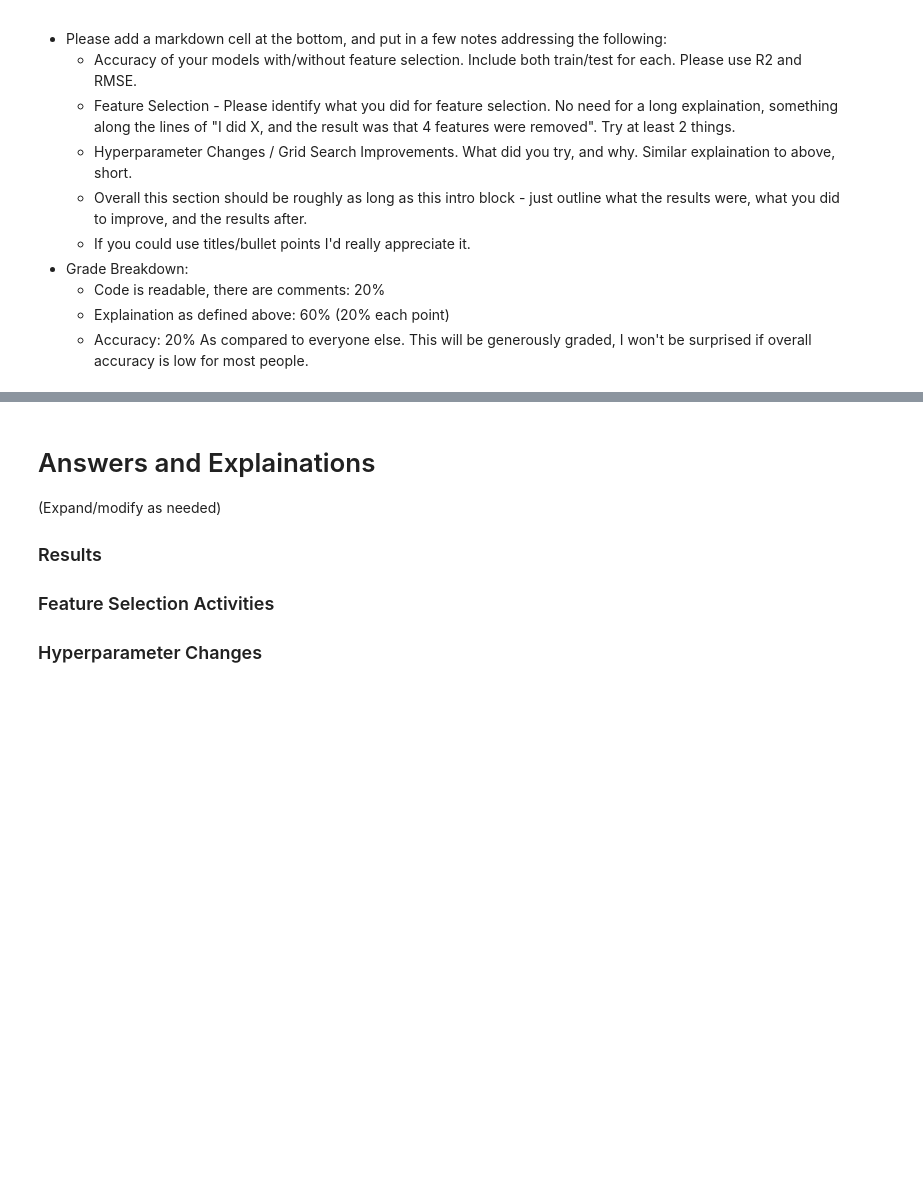
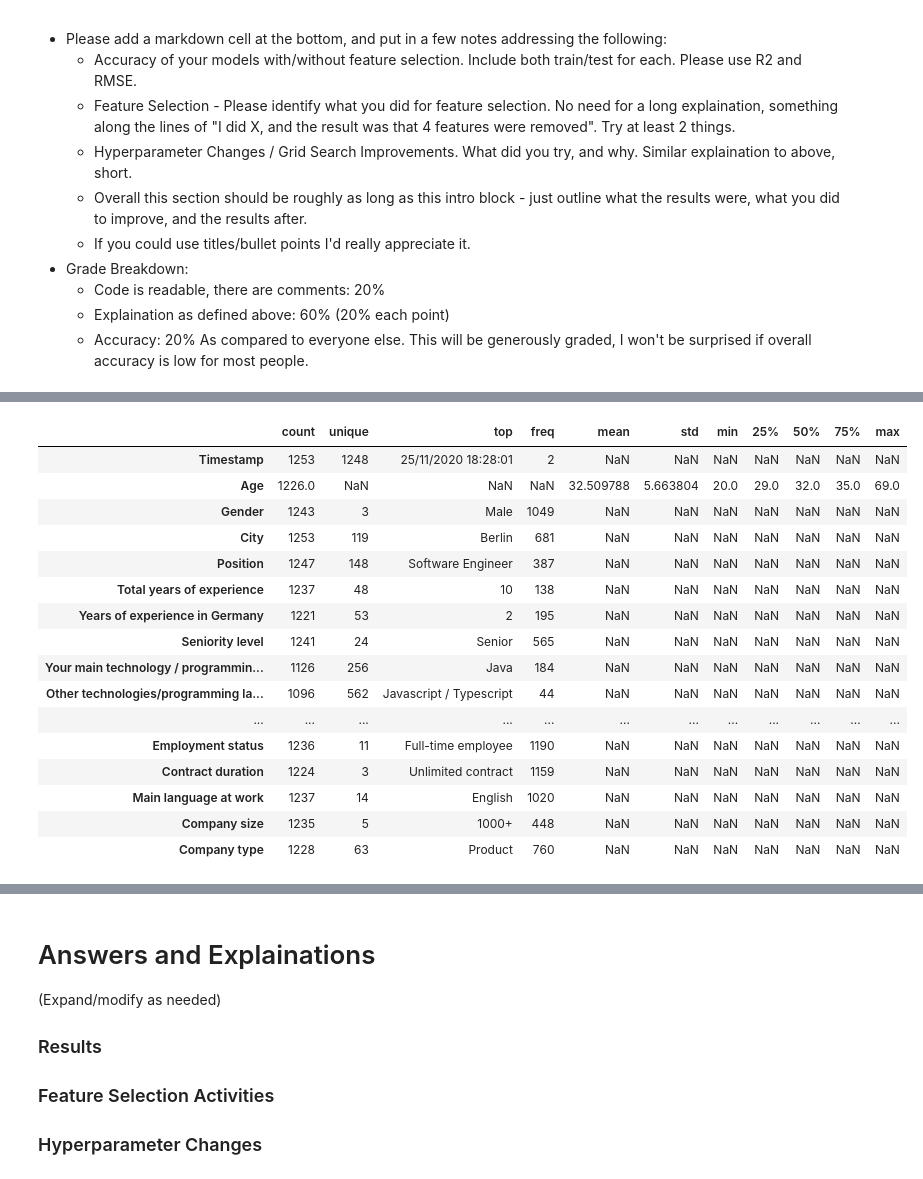
Before and after one commit to allyryry/3950_Asn2_Regression, a Jupyter notebook: assignment_2_start.ipynb, the cells around one changed output, grey strips where cells are left out. Cells and saved outputs as stored; diff of their text form; code cells hidden in the pictures; blank space fills up the shorter version.

```diff
--- a/assignment_2_start.ipynb
+++ b/assignment_2_start.ipynb
@@ -105,0 +121,62 @@ df.head()
+# %%
+df['Your main technology / programming language'].replace('Php', "PHP", inplace=True)
+df['Your main technology / programming language'].replace('php', "PHP", inplace=True)
+df['Your main technology / programming language'].replace('java', "Java", inplace=True)
+df['Your main technology / programming language'].replace('python', "Python", inplace=True)
+df['Your main technology / programming language'].replace('Javascript', "JavaScript", inplace=True)
+df['Your main technology / programming language'].replace('javascript', "JavaScript", inplace=True)
+df['Your main technology / programming language'].replace('Typescript', "TypeScript", inplace=True)
+df['Your main technology / programming language'].replace('Android/Kotlin', "Kotlin", inplace=True)
+df['Your main technology / programming language'].replace('JavaScript / typescript', "JavaScript", inplace=True)
+df['Your main technology / programming language'].replace('Javascript / Typescript', "JavaScript", inplace=True)
+df['Your main technology / programming language'].replace('Swift, Objective-C, iOS', "Swift", inplace=True)
+df['Your main technology / programming language'].replace('Web developer', "Other", inplace=True)
+df['Your main technology / programming language'].replace('DevOps', "Other", inplace=True)
+df['Your main technology / programming language'].replace('none', "Other", inplace=True)
+df['Your main technology / programming language'].replace('Pascal, VB.NET, C#', "Other", inplace=True)
+df['Your main technology / programming language'].replace('Jira', "Other", inplace=True)
+df['Your main technology / programming language'].replace('FBD', "Other", inplace=True)
+df['Your main technology / programming language'].replace('NodeJS/TS', "Other", inplace=True)
+df['Your main technology / programming language'].replace('Network Automation', "Other", inplace=True)
+df['Your main technology / programming language'].replace('Oracle', "Other", inplace=True)
+df['Your main technology / programming language'].replace('TypeScript, Kotlin', "TypeScript", inplace=True)
+df['Your main technology / programming language'].replace('Clojure', "Other", inplace=True)
+df['Your main technology / programming language'].replace('SAP BW / ABAP', "Other", inplace=True)
+df['Your main technology / programming language'].replace('С#', "C#", inplace=True)
+df['Your main technology / programming language'].replace('JavaScript/ES6', "JavaScript", inplace=True)
+df['Your main technology / programming language'].replace('C++, Java, Embedded C', "C++", inplace=True)
+df['Your main technology / programming language'].replace('Js', "JavaScript", inplace=True)
+df['Your main technology / programming language'].replace('Agile', "Other", inplace=True)
+df['Your main technology / programming language'].replace('Python, statistics, SQL', "Python", inplace=True)
+df['Your main technology / programming language'].replace('NLP, Python', "Python", inplace=True)
+df['Your main technology / programming language'].replace('Java/Scala', "Java", inplace=True)
+df['Your main technology / programming language'].replace('Computer Networking,  Network Security', "Other", inplace=True)
+df['Your main technology / programming language'].replace('Java / Scala', "Java", inplace=True)
+df['Your main technology / programming language'].replace('Javascript, Angular', "JavaScript", inplace=True)
+
+df['Your main technology / programming language'].replace('-', "Other", inplace=True)
+df['Your main technology / programming language'].replace('Kotlin/PHP', "Kotlin", inplace=True)
+df['Your main technology / programming language'].replace('GCP', "Other", inplace=True)
+df['Your main technology / programming language'].replace('Js, TypeScript, Angular', "JavaScript", inplace=True)
+df['Your main technology / programming language'].replace('Embedded C++', "C++", inplace=True)
+df['Your main technology / programming language'].replace('.net', ".NET", inplace=True)
+# %%
+df.describe(include="all").T
+# %% [output]
+|  | count | unique | top | freq | mean | std | min | 25% | 50% | 75% | max |
+| Timestamp | 1253 | 1248 | 25/11/2020 18:28:01 | 2 | NaN | NaN | NaN | NaN | NaN | NaN | NaN |
+| Age | 1226.0 | NaN | NaN | NaN | 32.509788 | 5.663804 | 20.0 | 29.0 | 32.0 | 35.0 | 69.0 |
+| Gender | 1243 | 3 | Male | 1049 | NaN | NaN | NaN | NaN | NaN | NaN | NaN |
+| City | 1253 | 119 | Berlin | 681 | NaN | NaN | NaN | NaN | NaN | NaN | NaN |
+| Position | 1247 | 148 | Software Engineer | 387 | NaN | NaN | NaN | NaN | NaN | NaN | NaN |
+| Total years of experience | 1237 | 48 | 10 | 138 | NaN | NaN | NaN | NaN | NaN | NaN | NaN |
+| Years of experience in Germany | 1221 | 53 | 2 | 195 | NaN | NaN | NaN | NaN | NaN | NaN | NaN |
+| Seniority level | 1241 | 24 | Senior | 565 | NaN | NaN | NaN | NaN | NaN | NaN | NaN |
+| Your main technology / programmin... | 1126 | 256 | Java | 184 | NaN | NaN | NaN | NaN | NaN | NaN | NaN |
+| Other technologies/programming la... | 1096 | 562 | Javascript / Typescript | 44 | NaN | NaN | NaN | NaN | NaN | NaN | NaN |
+| ... | ... | ... | ... | ... | ... | ... | ... | ... | ... | ... | ... |
+| Employment status | 1236 | 11 | Full-time employee | 1190 | NaN | NaN | NaN | NaN | NaN | NaN | NaN |
+| Сontract duration | 1224 | 3 | Unlimited contract | 1159 | NaN | NaN | NaN | NaN | NaN | NaN | NaN |
+| Main language at work | 1237 | 14 | English | 1020 | NaN | NaN | NaN | NaN | NaN | NaN | NaN |
+| Company size | 1235 | 5 | 1000+ | 448 | NaN | NaN | NaN | NaN | NaN | NaN | NaN |
+| Company type | 1228 | 63 | Product | 760 | NaN | NaN | NaN | NaN | NaN | NaN | NaN |
```
Also changed, not shown: parts of 7 cells of this notebook.
